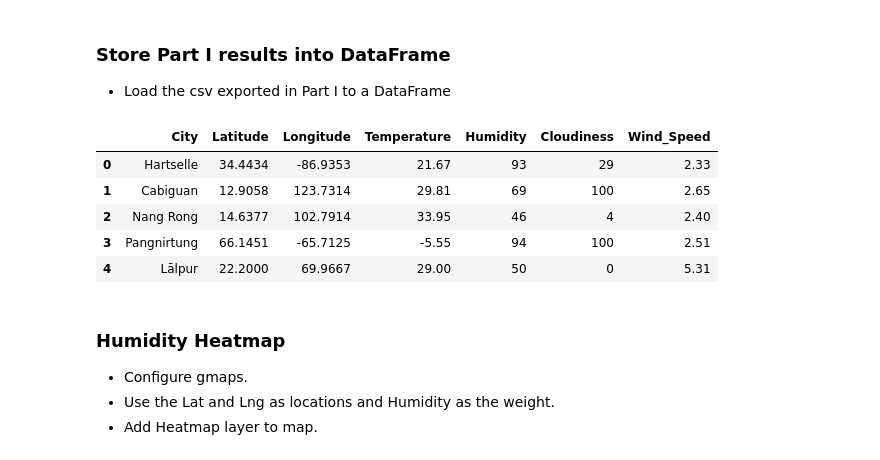
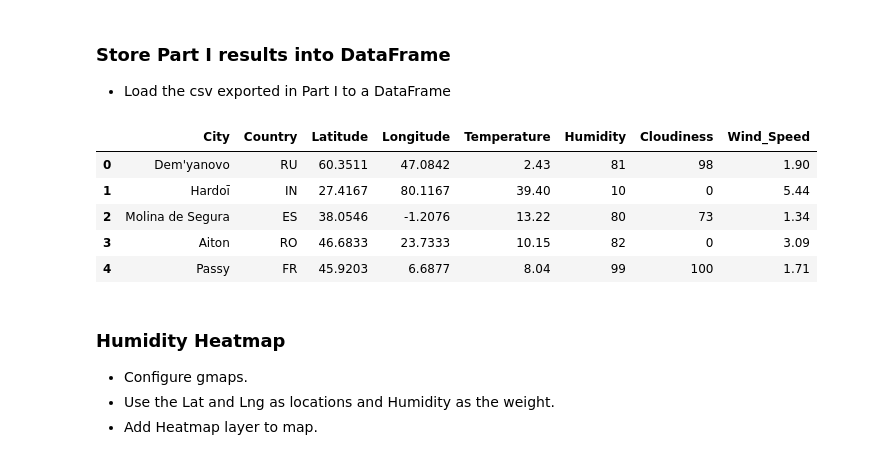
Before and after one commit to Richard-Turnbull/python-api-challenge, a Jupyter notebook: VacationPy/VacationPy.ipynb, the cells around one changed output. Saved outputs shown, nothing was run; the diff lists cells and outputs as text; code cells hidden in the pictures.

```diff
--- a/VacationPy/VacationPy.ipynb
+++ b/VacationPy/VacationPy.ipynb
@@ -29,27 +29,27 @@ gmaps.configure(api_key=g_key)
 # %%
 #----------------------------------------------------------------------------------------
 # READ CITIES CSV FILE
 #----------------------------------------------------------------------------------------
 weather_data_path = "../WeatherPy/cities_df.csv"
 weather_data = pd.read_csv(weather_data_path)
 
 #----------------------------------------------------------------------------------------
 # DROP UNNAMED COLUMN
 #----------------------------------------------------------------------------------------
-weather_data = weather_data[['City', 'Latitude', 'Longitude', 'Temperature',
+weather_data = weather_data[['City', 'Country', 'Latitude', 'Longitude', 'Temperature',
        'Humidity', 'Cloudiness', 'Wind_Speed']]
 
 #----------------------------------------------------------------------------------------
 # PREVIEW DATAFRAME
 #----------------------------------------------------------------------------------------
 weather_data.head()
 # %% [output]
-|  | City | Latitude | Longitude | Temperature | Humidity | Cloudiness | Wind_Speed |
-| 0 | Hartselle | 34.4434 | -86.9353 | 21.67 | 93 | 29 | 2.33 |
-| 1 | Cabiguan | 12.9058 | 123.7314 | 29.81 | 69 | 100 | 2.65 |
-| 2 | Nang Rong | 14.6377 | 102.7914 | 33.95 | 46 | 4 | 2.40 |
-| 3 | Pangnirtung | 66.1451 | -65.7125 | -5.55 | 94 | 100 | 2.51 |
-| 4 | Lālpur | 22.2000 | 69.9667 | 29.00 | 50 | 0 | 5.31 |
+|  | City | Country | Latitude | Longitude | Temperature | Humidity | Cloudiness | Wind_Speed |
+| 0 | Dem'yanovo | RU | 60.3511 | 47.0842 | 2.43 | 81 | 98 | 1.90 |
+| 1 | Hardoī | IN | 27.4167 | 80.1167 | 39.40 | 10 | 0 | 5.44 |
+| 2 | Molina de Segura | ES | 38.0546 | -1.2076 | 13.22 | 80 | 73 | 1.34 |
+| 3 | Aiton | RO | 46.6833 | 23.7333 | 10.15 | 82 | 0 | 3.09 |
+| 4 | Passy | FR | 45.9203 | 6.6877 | 8.04 | 99 | 100 | 1.71 |
 # %% [markdown]
 ### Humidity Heatmap
 * Configure gmaps.
```
Also changed, not shown: parts of 8 cells of this notebook, 14 other files.
